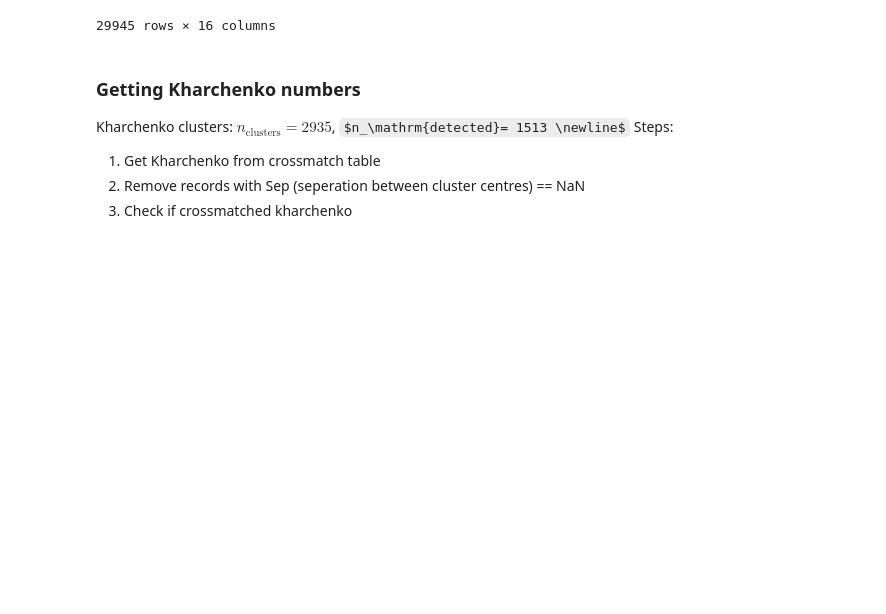
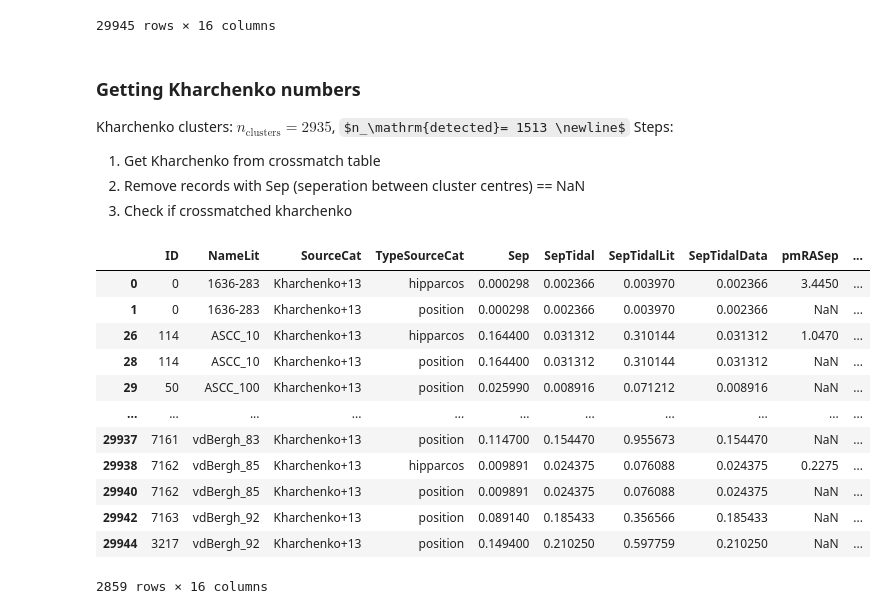
Before and after one commit to jpbatleidenuniv/BRP, a Jupyter notebook: Notebooks/Hunt_notebook.ipynb, the cells around one changed output. Drawn from its saved outputs; the diff is of its cells as text; code cells hidden in the pictures; some formulas as TeX source; blank space fills up the shorter version.

```diff
--- a/Notebooks/Hunt_notebook.ipynb
+++ b/Notebooks/Hunt_notebook.ipynb
@@ -45,9 +45,24 @@ Steps:
 2. Remove records with Sep (seperation between cluster centres) == NaN
 3. Check if crossmatched kharchenko
 # %%
-kharchenko_xm = xmatch.query('SourceCat == "Kharchenko+13"').dropna(subset='Sep') #Get crossmatch table with seperation=NaN removed
+kharchenko_xm = xmatch.query('SourceCat == "Kharchenko+13"').dropna(subset=['Sep']) #Get crossmatch table with seperation=NaN removed
 kharchenko_names_oc = np.array(khar.query('Type != "g"')['Name'], dtype=object) #get clusters names from kharchenko data with type is not 'g'=globular
 
 IDs_hunt = np.unique(hunt.ID.values)
 IDs_xm = np.unique(kharchenko_xm.ID.values)
+kharchenko_xm
+# %% [output]
+|  | ID | NameLit | SourceCat | TypeSourceCat | Sep | SepTidal | SepTidalLit | SepTidalData | pmRASep | ... |
+| 0 | 0 | 1636-283 | Kharchenko+13 | hipparcos | 0.000298 | 0.002366 | 0.003970 | 0.002366 | 3.4450 | ... |
+| 1 | 0 | 1636-283 | Kharchenko+13 | position | 0.000298 | 0.002366 | 0.003970 | 0.002366 | NaN | ... |
+| 26 | 114 | ASCC_10 | Kharchenko+13 | hipparcos | 0.164400 | 0.031312 | 0.310144 | 0.031312 | 1.0470 | ... |
+| 28 | 114 | ASCC_10 | Kharchenko+13 | position | 0.164400 | 0.031312 | 0.310144 | 0.031312 | NaN | ... |
+| 29 | 50 | ASCC_100 | Kharchenko+13 | position | 0.025990 | 0.008916 | 0.071212 | 0.008916 | NaN | ... |
+| ... | ... | ... | ... | ... | ... | ... | ... | ... | ... | ... |
+| 29937 | 7161 | vdBergh_83 | Kharchenko+13 | position | 0.114700 | 0.154470 | 0.955673 | 0.154470 | NaN | ... |
+| 29938 | 7162 | vdBergh_85 | Kharchenko+13 | hipparcos | 0.009891 | 0.024375 | 0.076088 | 0.024375 | 0.2275 | ... |
+| 29940 | 7162 | vdBergh_85 | Kharchenko+13 | position | 0.009891 | 0.024375 | 0.076088 | 0.024375 | NaN | ... |
+| 29942 | 7163 | vdBergh_92 | Kharchenko+13 | position | 0.089140 | 0.185433 | 0.356566 | 0.185433 | NaN | ... |
+| 29944 | 3217 | vdBergh_92 | Kharchenko+13 | position | 0.149400 | 0.210250 | 0.597759 | 0.210250 | NaN | ... |
+2859 rows × 16 columns
 # %%
```
Also changed, not shown: parts of 8 cells of this notebook.
